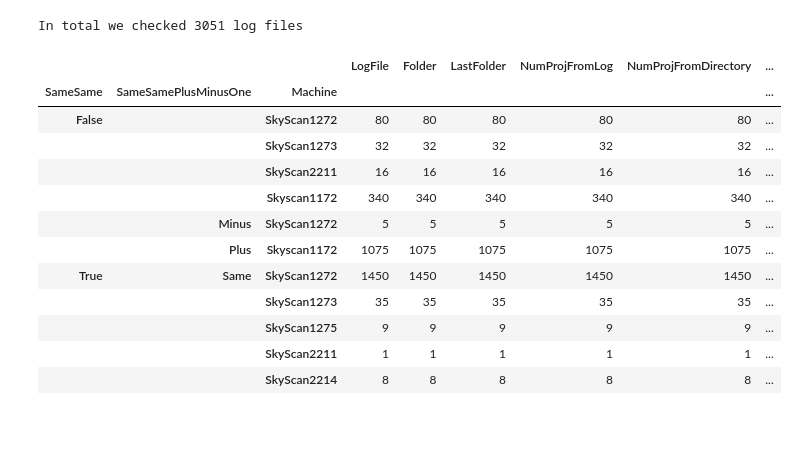
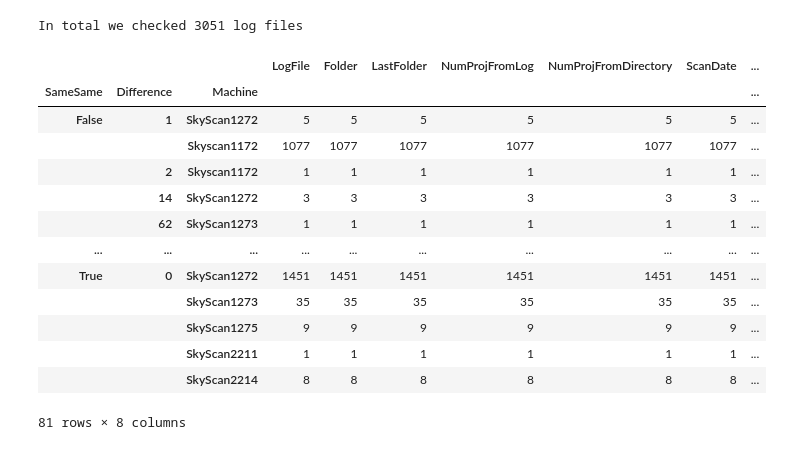
Before and after one commit to habi/ResearchStorage, a Jupyter notebook: ConsistencyCheck.ipynb, the cells around one changed output. Cells and saved outputs as stored; diff of their text form; code cells hidden in the pictures.

```diff
--- a/ConsistencyCheck.ipynb
+++ b/ConsistencyCheck.ipynb
@@ -390,19 +389,20 @@ print('In total we checked %s log files' % len(Data))
 # %% [output]
 In total we checked 3051 log files
 # %%
-Data.groupby(['SameSame','SameSamePlusMinusOne','Machine']).count()
+Data.groupby(['SameSame','Difference','Machine']).count()
 # %% [output]
-|  |  |  | LogFile | Folder | LastFolder | NumProjFromLog | NumProjFromDirectory | ... |
-| SameSame | SameSamePlusMinusOne | Machine |  |  |  |  |  | ... |
-| False |  | SkyScan1272 | 80 | 80 | 80 | 80 | 80 | ... |
-|  |  | SkyScan1273 | 32 | 32 | 32 | 32 | 32 | ... |
-|  |  | SkyScan2211 | 16 | 16 | 16 | 16 | 16 | ... |
-|  |  | Skyscan1172 | 340 | 340 | 340 | 340 | 340 | ... |
-|  | Minus | SkyScan1272 | 5 | 5 | 5 | 5 | 5 | ... |
-|  | Plus | Skyscan1172 | 1075 | 1075 | 1075 | 1075 | 1075 | ... |
-| True | Same | SkyScan1272 | 1450 | 1450 | 1450 | 1450 | 1450 | ... |
-|  |  | SkyScan1273 | 35 | 35 | 35 | 35 | 35 | ... |
-|  |  | SkyScan1275 | 9 | 9 | 9 | 9 | 9 | ... |
-|  |  | SkyScan2211 | 1 | 1 | 1 | 1 | 1 | ... |
-|  |  | SkyScan2214 | 8 | 8 | 8 | 8 | 8 | ... |
+|  |  |  | LogFile | Folder | LastFolder | NumProjFromLog | NumProjFromDirectory | ScanDate | ... |
+| SameSame | Difference | Machine |  |  |  |  |  |  | ... |
+| False | 1 | SkyScan1272 | 5 | 5 | 5 | 5 | 5 | 5 | ... |
+|  |  | Skyscan1172 | 1077 | 1077 | 1077 | 1077 | 1077 | 1077 | ... |
+|  | 2 | Skyscan1172 | 1 | 1 | 1 | 1 | 1 | 1 | ... |
+|  | 14 | SkyScan1272 | 3 | 3 | 3 | 3 | 3 | 3 | ... |
+|  | 62 | SkyScan1273 | 1 | 1 | 1 | 1 | 1 | 1 | ... |
+| ... | ... | ... | ... | ... | ... | ... | ... | ... | ... |
+| True | 0 | SkyScan1272 | 1451 | 1451 | 1451 | 1451 | 1451 | 1451 | ... |
+|  |  | SkyScan1273 | 35 | 35 | 35 | 35 | 35 | 35 | ... |
+|  |  | SkyScan1275 | 9 | 9 | 9 | 9 | 9 | 9 | ... |
+|  |  | SkyScan2211 | 1 | 1 | 1 | 1 | 1 | 1 | ... |
+|  |  | SkyScan2214 | 8 | 8 | 8 | 8 | 8 | 8 | ... |
+81 rows × 8 columns
 # %%
```
Also changed, not shown: parts of 14 cells of this notebook.
